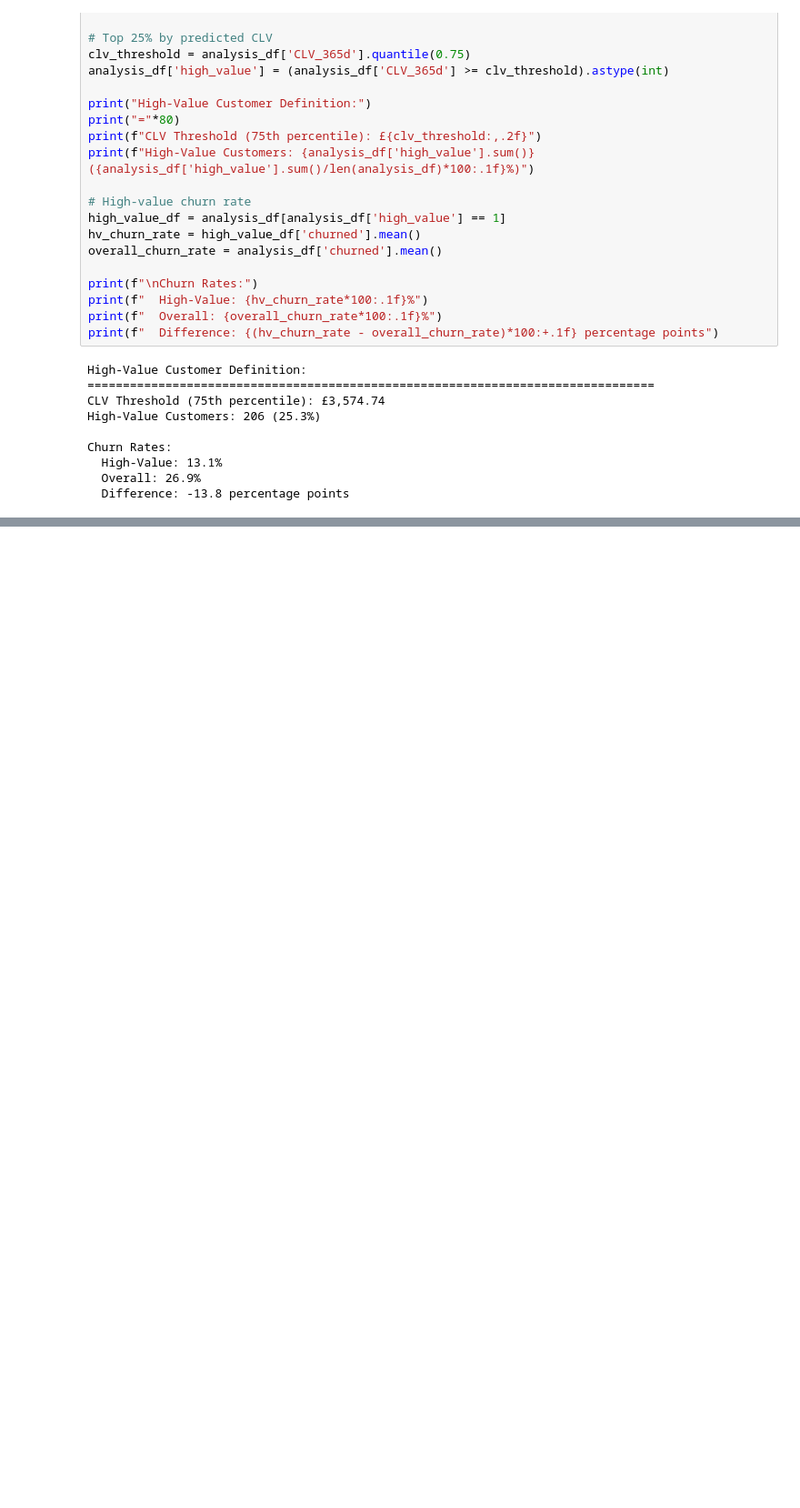
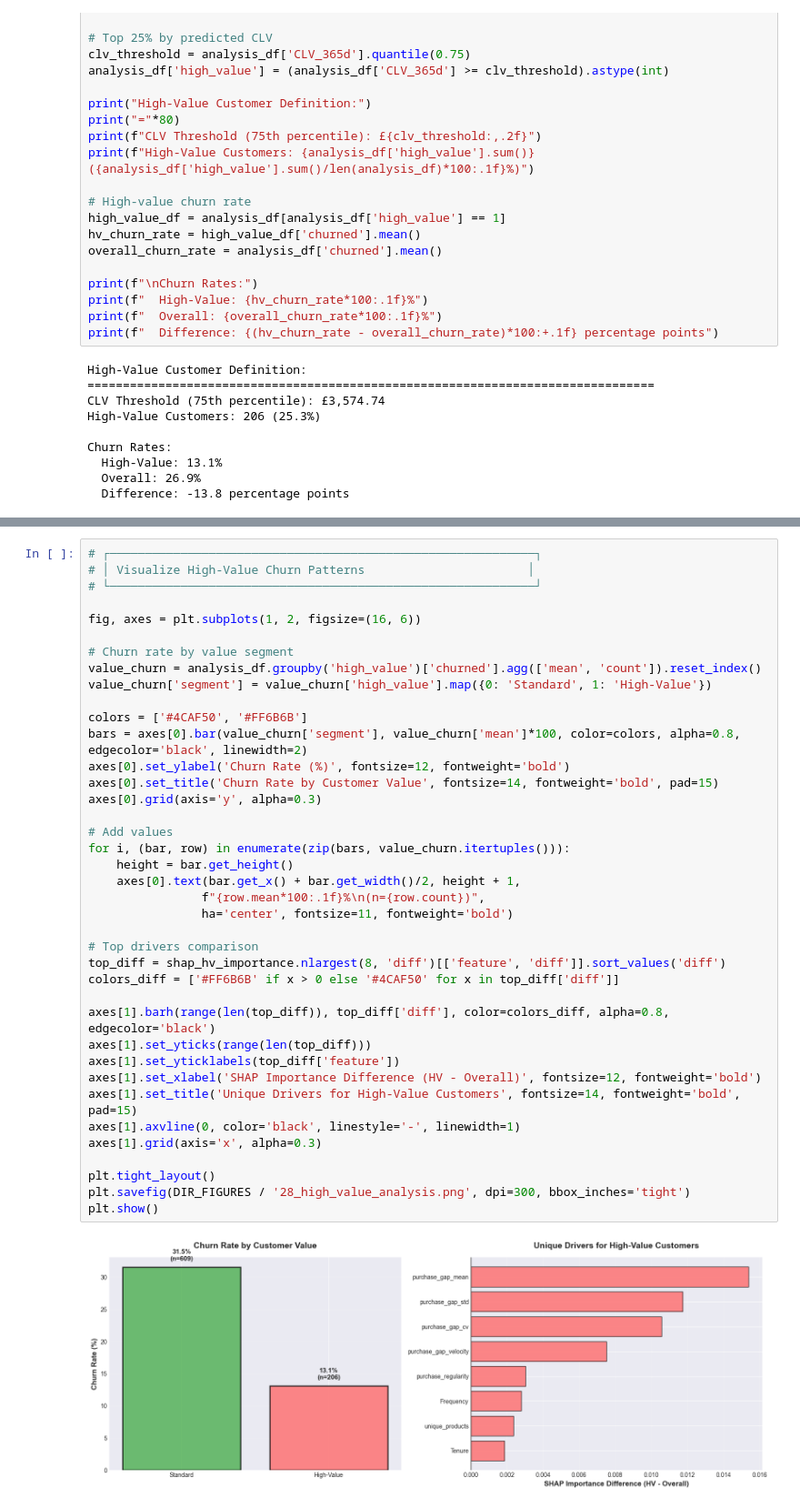
Before and after one commit to HarpinderC/ML-Business-Intelligence, a Jupyter notebook: customer-retention-analysis/notebooks/05_explainability_strategy.ipynb, the cells around one changed output, grey strips where cells are left out. Shown at 91% size. Drawn from its saved outputs; the diff is of its cells as text; blank space fills up the shorter version.

```diff
--- a/customer-retention-analysis/notebooks/05_explainability_strategy.ipynb
+++ b/customer-retention-analysis/notebooks/05_explainability_strategy.ipynb
@@ -461,0 +519,41 @@ Churn Rates:
+# %%
+# ┌────────────────────────────────────────────────────────────┐
+# │ Visualize High-Value Churn Patterns                       │
+# └────────────────────────────────────────────────────────────┘
+
+fig, axes = plt.subplots(1, 2, figsize=(16, 6))
+
+# Churn rate by value segment
+value_churn = analysis_df.groupby('high_value')['churned'].agg(['mean', 'count']).reset_index()
+value_churn['segment'] = value_churn['high_value'].map({0: 'Standard', 1: 'High-Value'})
+
+colors = ['#4CAF50', '#FF6B6B']
+bars = axes[0].bar(value_churn['segment'], value_churn['mean']*100, color=colors, alpha=0.8, edgecolor='black', linewidth=2)
+axes[0].set_ylabel('Churn Rate (%)', fontsize=12, fontweight='bold')
+axes[0].set_title('Churn Rate by Customer Value', fontsize=14, fontweight='bold', pad=15)
+axes[0].grid(axis='y', alpha=0.3)
+
+# Add values
+for i, (bar, row) in enumerate(zip(bars, value_churn.itertuples())):
+    height = bar.get_height()
+    axes[0].text(bar.get_x() + bar.get_width()/2, height + 1,
+                f"{row.mean*100:.1f}%\n(n={row.count})",
+                ha='center', fontsize=11, fontweight='bold')
+
+# Top drivers comparison
+top_diff = shap_hv_importance.nlargest(8, 'diff')[['feature', 'diff']].sort_values('diff')
+colors_diff = ['#FF6B6B' if x > 0 else '#4CAF50' for x in top_diff['diff']]
+
+axes[1].barh(range(len(top_diff)), top_diff['diff'], color=colors_diff, alpha=0.8, edgecolor='black')
+axes[1].set_yticks(range(len(top_diff)))
+axes[1].set_yticklabels(top_diff['feature'])
+axes[1].set_xlabel('SHAP Importance Difference (HV - Overall)', fontsize=12, fontweight='bold')
+axes[1].set_title('Unique Drivers for High-Value Customers', fontsize=14, fontweight='bold', pad=15)
+axes[1].axvline(0, color='black', linestyle='-', linewidth=1)
+axes[1].grid(axis='x', alpha=0.3)
+
+plt.tight_layout()
+plt.savefig(DIR_FIGURES / '28_high_value_analysis.png', dpi=300, bbox_inches='tight')
+plt.show()
+# %% [output]
+[figure, added]
```
Also changed, not shown: parts of 12 cells of this notebook, 4 other files.
